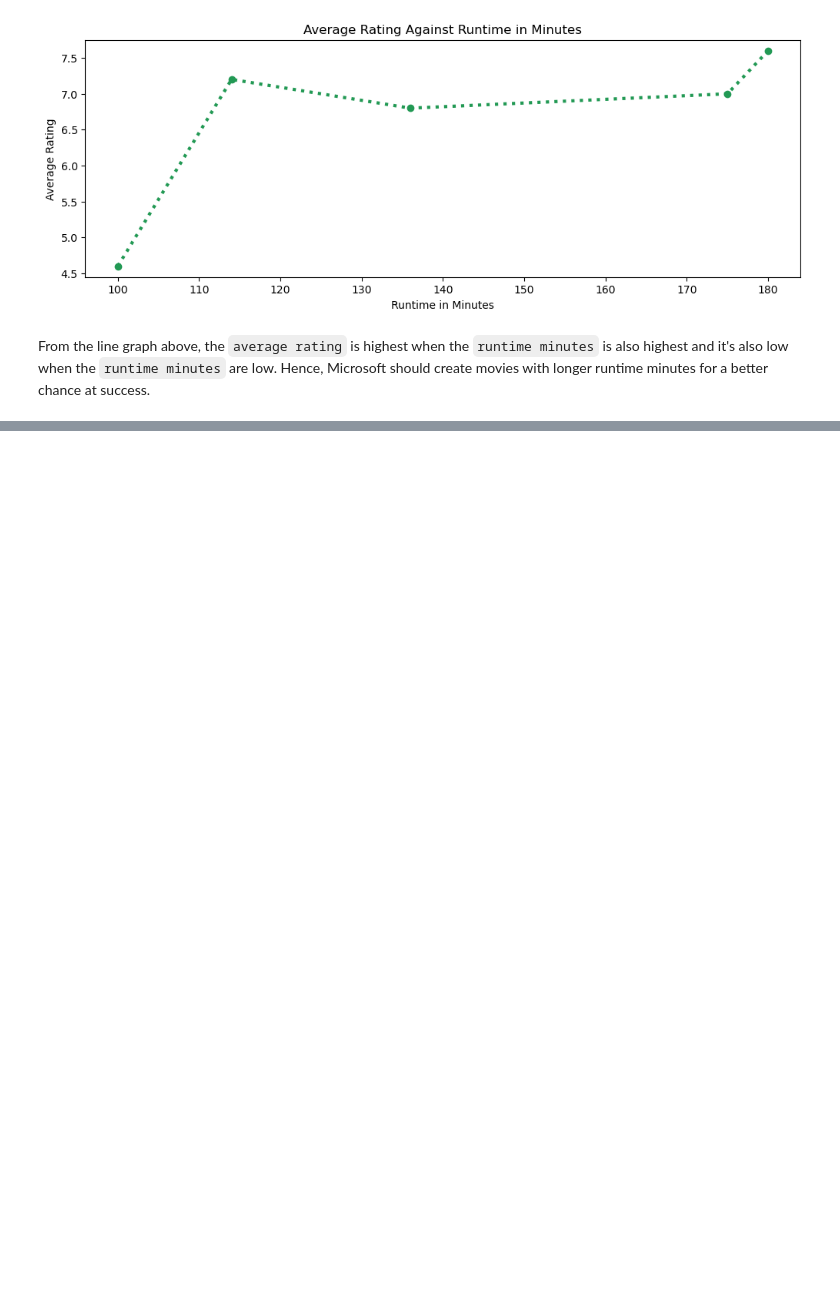
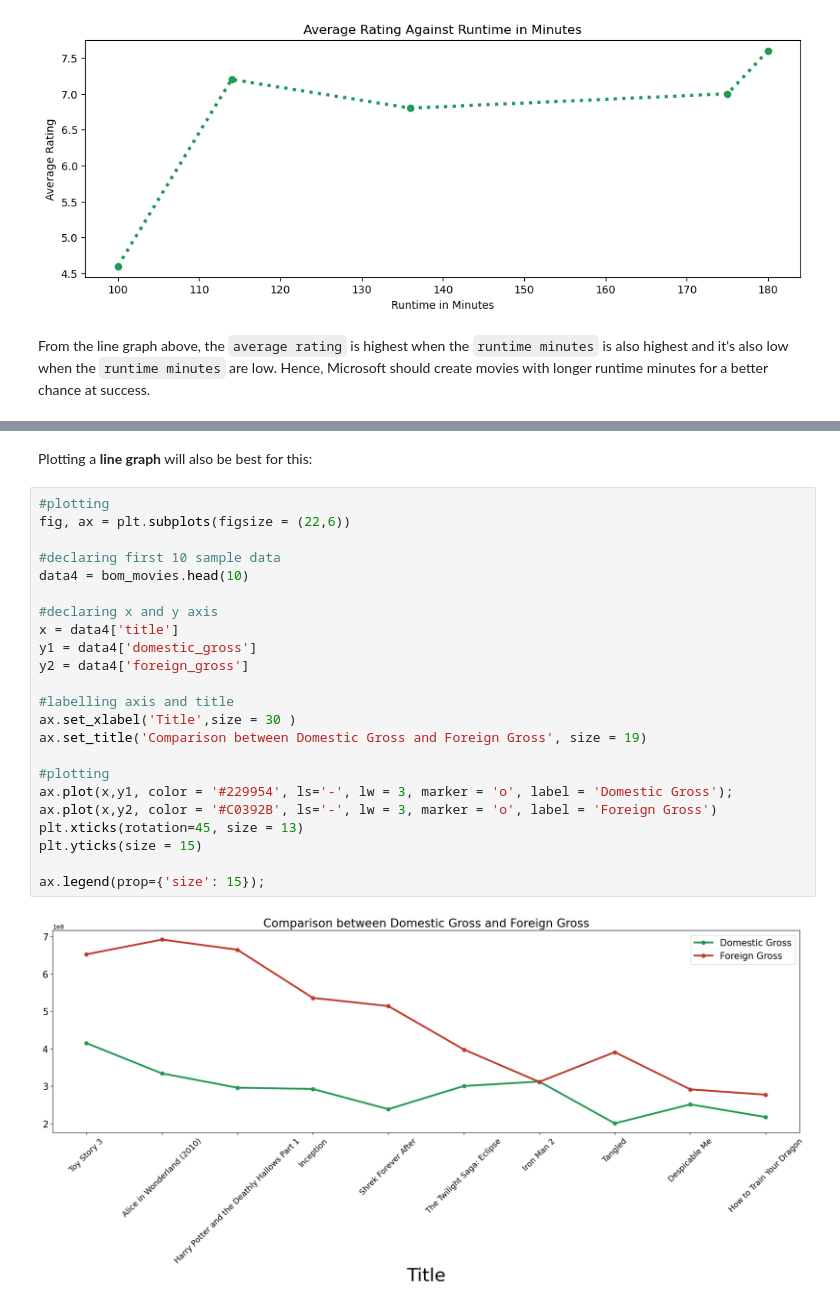
Before and after one commit to brandonbush2/Microsoft-Movie-Studio-Project, a Jupyter notebook: Microsoft Movie Studio .ipynb, the cells around one changed output, grey strips where cells are left out. Drawn from its saved outputs; the diff is of its cells as text; blank space fills up the shorter version.

Commit message:
Completed Graphs for Analysis

```diff
--- a/Microsoft Movie Studio .ipynb
+++ b/Microsoft Movie Studio .ipynb
@@ -770,0 +786,27 @@ From the line graph above, the `average rating` is highest when the `runtime min
+# %% [markdown]
+Plotting a **line graph** will also be best for this:
+# %%
+#plotting
+fig, ax = plt.subplots(figsize = (22,6))
+
+#declaring first 10 sample data
+data4 = bom_movies.head(10)
+
+#declaring x and y axis
+x = data4['title']
+y1 = data4['domestic_gross']
+y2 = data4['foreign_gross']
+
+#labelling axis and title
+ax.set_xlabel('Title',size = 30 )
+ax.set_title('Comparison between Domestic Gross and Foreign Gross', size = 19)
+
+#plotting
+ax.plot(x,y1, color = '#229954', ls='-', lw = 3, marker = 'o', label = 'Domestic Gross');
+ax.plot(x,y2, color = '#C0392B', ls='-', lw = 3, marker = 'o', label = 'Foreign Gross')
+plt.xticks(rotation=45, size = 13)
+plt.yticks(size = 15)
+
+ax.legend(prop={'size': 15});
+# %% [output]
+[figure, added]
```
Also changed, not shown: parts of 16 cells of this notebook.
